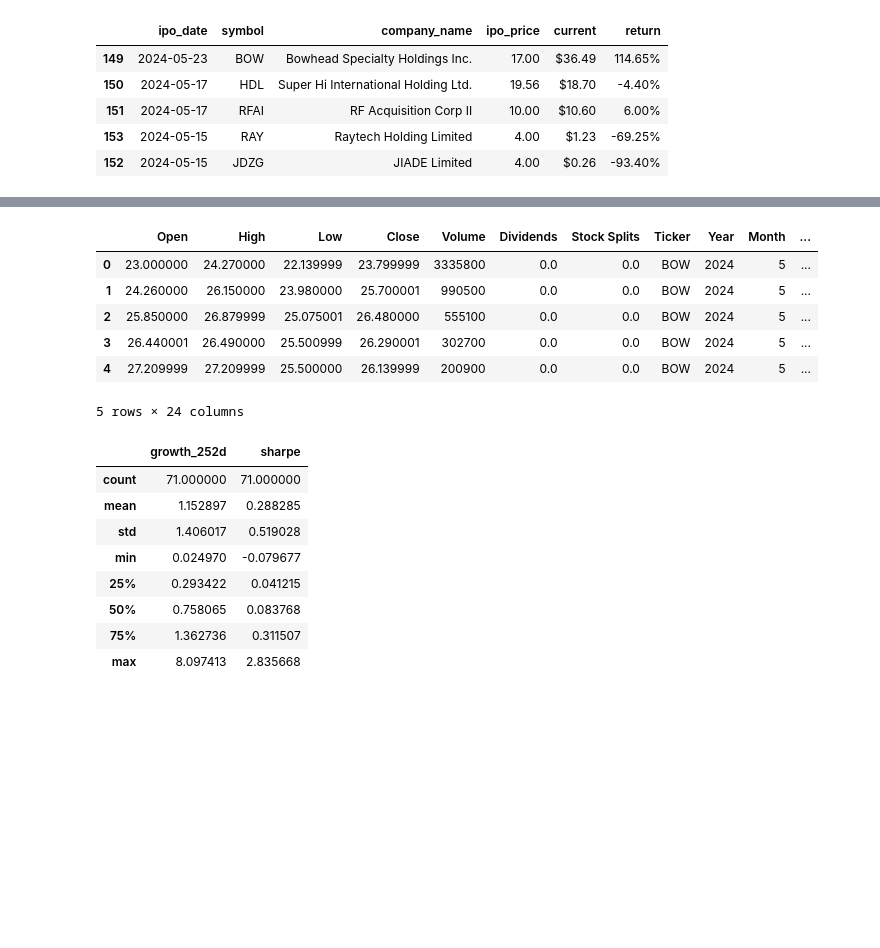
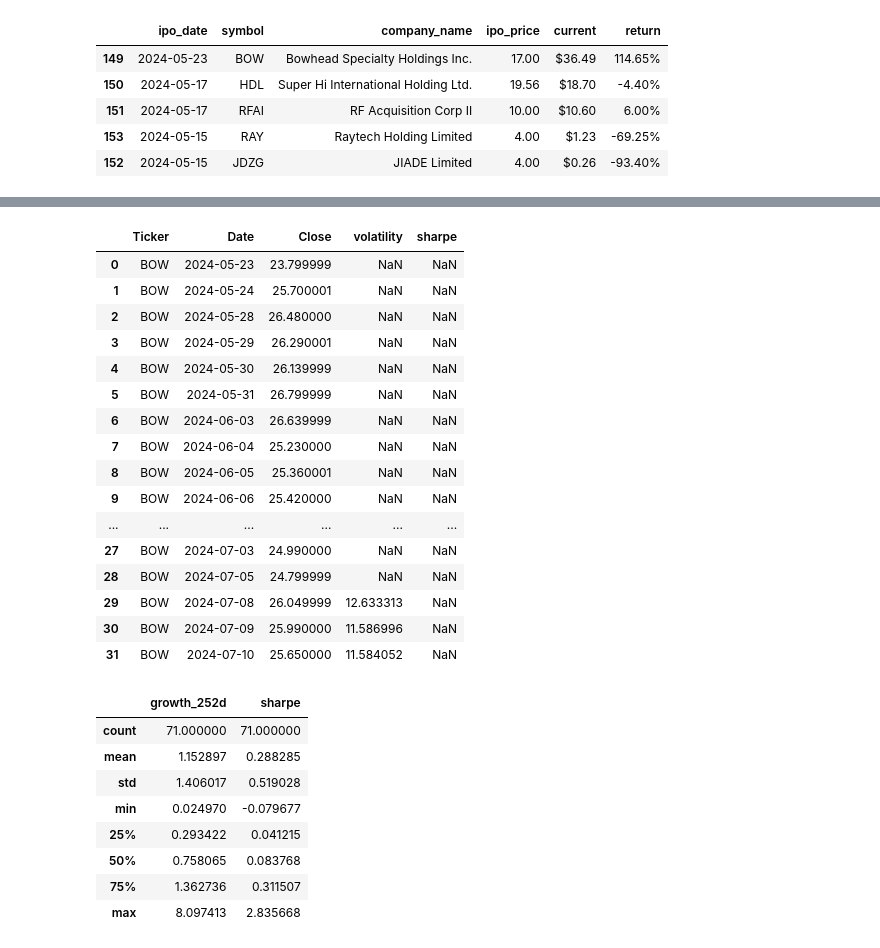
Before and after one commit to Jaguar838/stock-markets-analytics-zoomcamp, a Jupyter notebook: HW/2025/hw-02/hw-02.ipynb, the cells around one changed output, grey strips where cells are left out. Saved outputs shown, nothing was run; the diff lists cells and outputs as text; code cells hidden in the pictures; blank space fills up the shorter version.

```diff
--- a/HW/2025/hw-02/hw-02.ipynb
+++ b/HW/2025/hw-02/hw-02.ipynb
@@ -470,14 +488,24 @@ for i, ticker in enumerate(tickers):
-# %%
-stocks_df.to_csv('stocks.csv')
-stocks_df.head()
-# %% [output]
-|  | Open | High | Low | Close | Volume | Dividends | Stock Splits | Ticker | Year | Month | ... |
-| 0 | 23.000000 | 24.270000 | 22.139999 | 23.799999 | 3335800 | 0.0 | 0.0 | BOW | 2024 | 5 | ... |
-| 1 | 24.260000 | 26.150000 | 23.980000 | 25.700001 | 990500 | 0.0 | 0.0 | BOW | 2024 | 5 | ... |
-| 2 | 25.850000 | 26.879999 | 25.075001 | 26.480000 | 555100 | 0.0 | 0.0 | BOW | 2024 | 5 | ... |
-| 3 | 26.440001 | 26.490000 | 25.500999 | 26.290001 | 302700 | 0.0 | 0.0 | BOW | 2024 | 5 | ... |
-| 4 | 27.209999 | 27.209999 | 25.500000 | 26.139999 | 200900 | 0.0 | 0.0 | BOW | 2024 | 5 | ... |
-5 rows × 24 columns
+# %%
+stocks_df.to_parquet('stocks.parquet')
+stocks_df[['Ticker','Date', 'Close','volatility','sharpe']].head(32)
+# %% [output]
+|  | Ticker | Date | Close | volatility | sharpe |
+| 0 | BOW | 2024-05-23 | 23.799999 | NaN | NaN |
+| 1 | BOW | 2024-05-24 | 25.700001 | NaN | NaN |
+| 2 | BOW | 2024-05-28 | 26.480000 | NaN | NaN |
+| 3 | BOW | 2024-05-29 | 26.290001 | NaN | NaN |
+| 4 | BOW | 2024-05-30 | 26.139999 | NaN | NaN |
+| 5 | BOW | 2024-05-31 | 26.799999 | NaN | NaN |
+| 6 | BOW | 2024-06-03 | 26.639999 | NaN | NaN |
+| 7 | BOW | 2024-06-04 | 25.230000 | NaN | NaN |
+| 8 | BOW | 2024-06-05 | 25.360001 | NaN | NaN |
+| 9 | BOW | 2024-06-06 | 25.420000 | NaN | NaN |
+| ... | ... | ... | ... | ... | ... |
+| 27 | BOW | 2024-07-03 | 24.990000 | NaN | NaN |
+| 28 | BOW | 2024-07-05 | 24.799999 | NaN | NaN |
+| 29 | BOW | 2024-07-08 | 26.049999 | 12.633313 | NaN |
+| 30 | BOW | 2024-07-09 | 25.990000 | 11.586996 | NaN |
+| 31 | BOW | 2024-07-10 | 25.650000 | 11.584052 | NaN |
 # %%
 filtered_day_df = stocks_df[stocks_df['Date'] == pd.to_datetime('2025-06-06').date()]
 stats = filtered_day_df[['growth_252d', 'sharpe']].describe()
```
Also changed, not shown: parts of 16 cells of this notebook.
